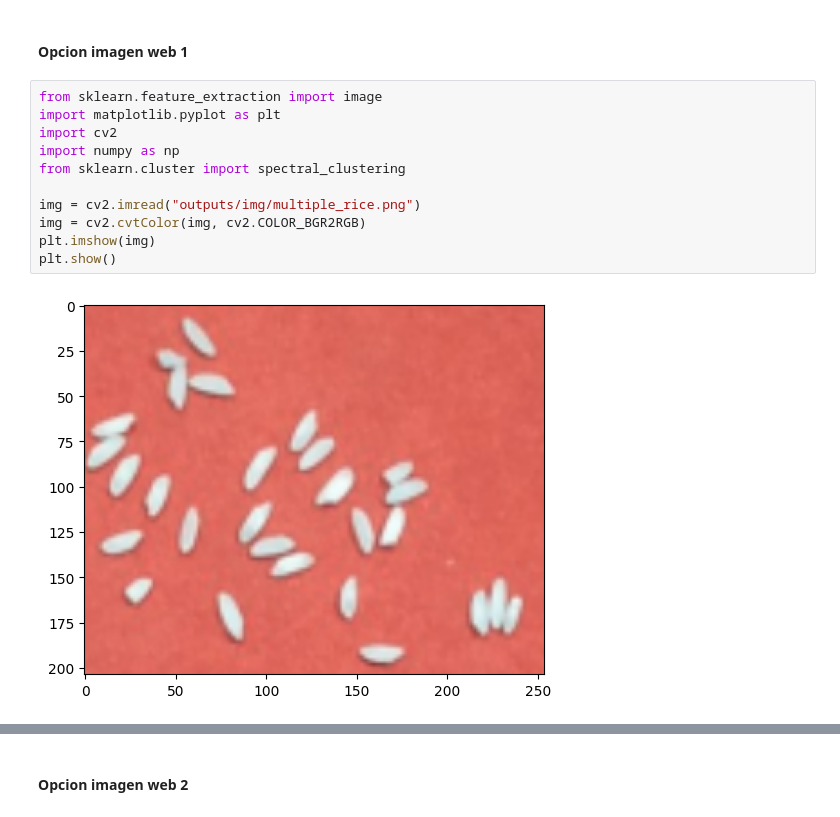
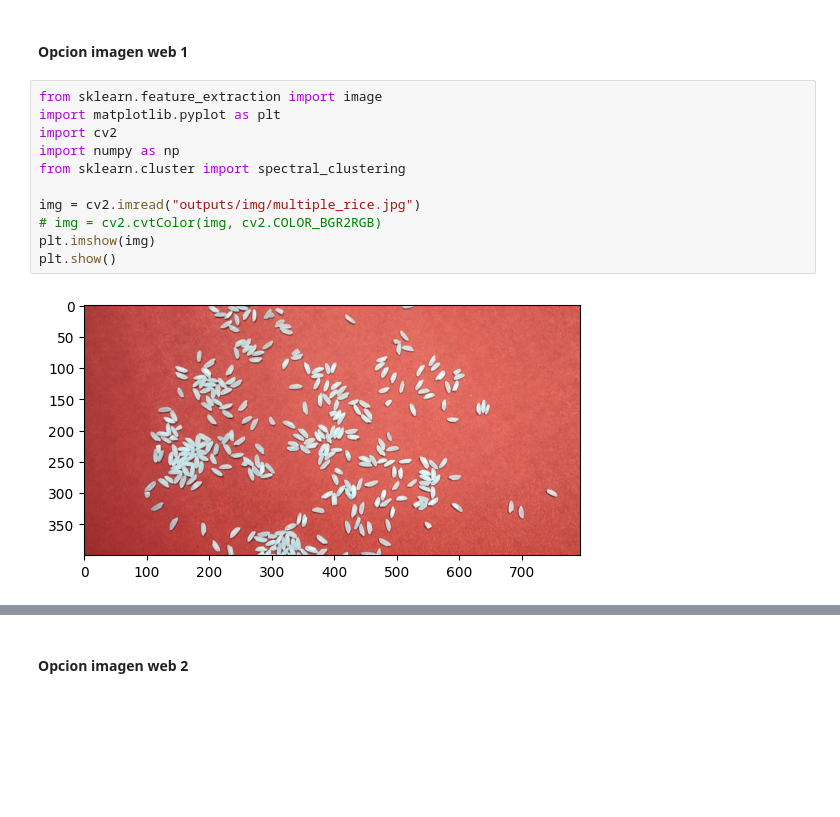
Before and after one commit to Ignacio-Ibarra/unsupervised-rice-image-segmentation, a Jupyter notebook: spectral_clustering.ipynb, the cells around one changed output, grey strips where cells are left out. Cells and saved outputs as stored; diff of their text form; blank space fills up the shorter version.

```diff
--- a/spectral_clustering.ipynb
+++ b/spectral_clustering.ipynb
@@ -131,16 +131,16 @@ not reaching the requested tolerance 0.0013788342475891113.
 # %%
 from sklearn.feature_extraction import image
 import matplotlib.pyplot as plt
 import cv2
 import numpy as np
 from sklearn.cluster import spectral_clustering
 
-img = cv2.imread("outputs/img/multiple_rice.png")
-img = cv2.cvtColor(img, cv2.COLOR_BGR2RGB)
+img = cv2.imread("outputs/img/multiple_rice.jpg")
+# img = cv2.cvtColor(img, cv2.COLOR_BGR2RGB)
 plt.imshow(img)
 plt.show()
 # %% [output]
-[figure, old version]
+[figure, new version]
 # %%
 # scale_percent = 80 # percent of original size
 # width = int(imagen_web.shape[1] * scale_percent / 100)
```
Also changed, not shown: parts of 5 cells of this notebook, 5 other files.
